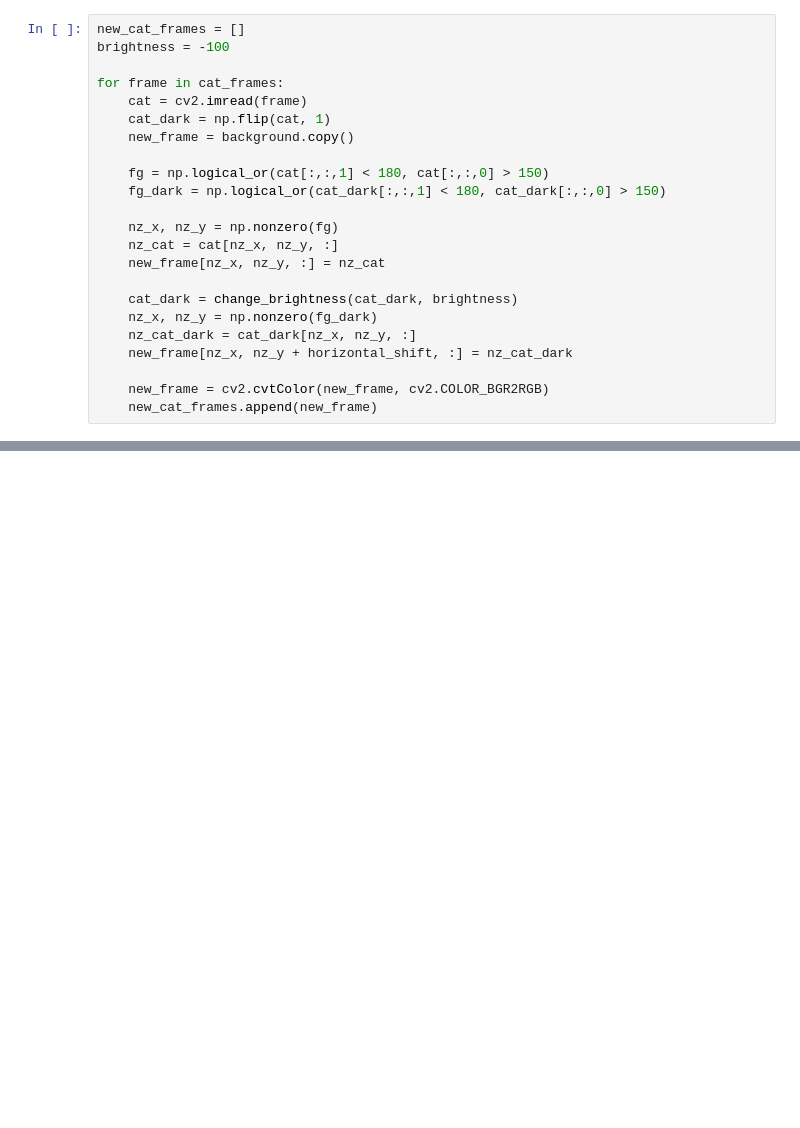
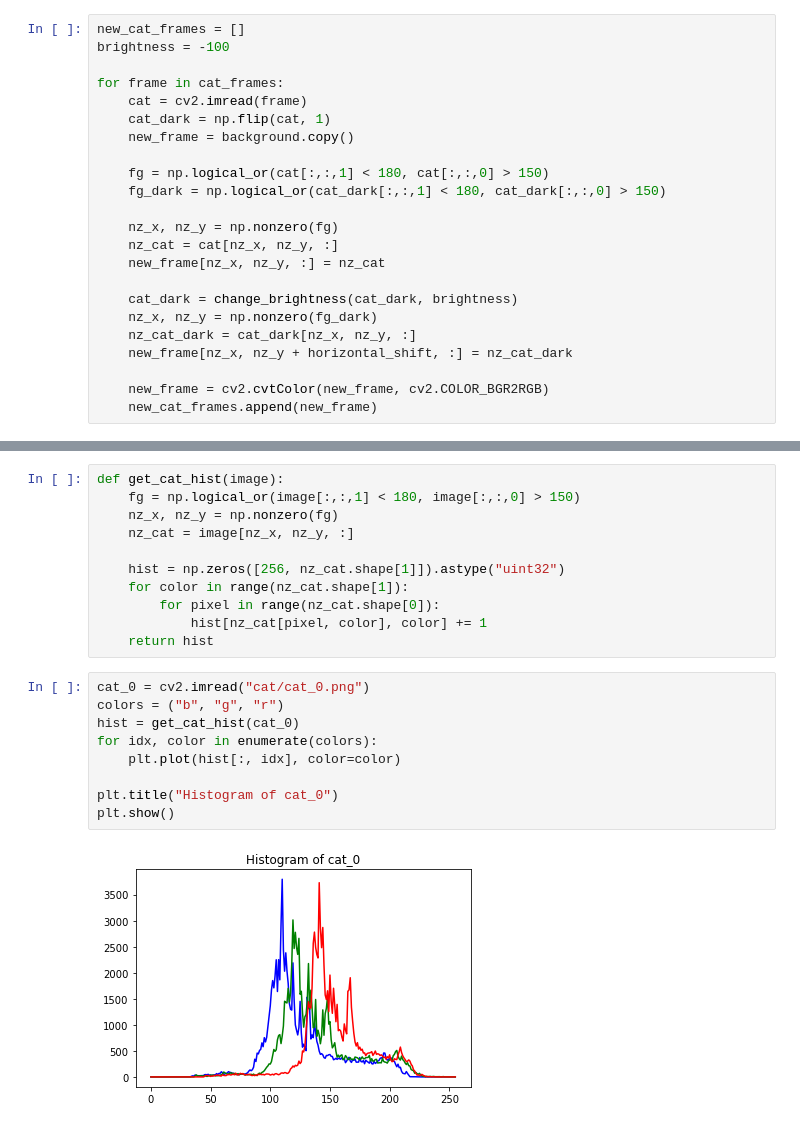
Before and after one commit to batuhanfaik/itu-cmpe, a Jupyter notebook: hw1/hw1.ipynb, the cells around one changed output, grey strips where cells are left out. Cells and saved outputs as stored; diff of their text form; blank space fills up the shorter version.

```diff
--- a/hw1/hw1.ipynb
+++ b/hw1/hw1.ipynb
@@ -236,0 +252,22 @@ Moviepy - video ready part3_video.mp4
+# %%
+def get_cat_hist(image):
+    fg = np.logical_or(image[:,:,1] < 180, image[:,:,0] > 150)
+    nz_x, nz_y = np.nonzero(fg)
+    nz_cat = image[nz_x, nz_y, :]
+
+    hist = np.zeros([256, nz_cat.shape[1]]).astype("uint32")
+    for color in range(nz_cat.shape[1]):
+        for pixel in range(nz_cat.shape[0]):
+            hist[nz_cat[pixel, color], color] += 1
+    return hist
+# %%
+cat_0 = cv2.imread("cat/cat_0.png")
+colors = ("b", "g", "r")
+hist = get_cat_hist(cat_0)
+for idx, color in enumerate(colors):
+    plt.plot(hist[:, idx], color=color)
+
+plt.title("Histogram of cat_0")
+plt.show()
+# %% [output]
+[figure, added]
```
Also changed, not shown: parts of 12 cells of this notebook.
